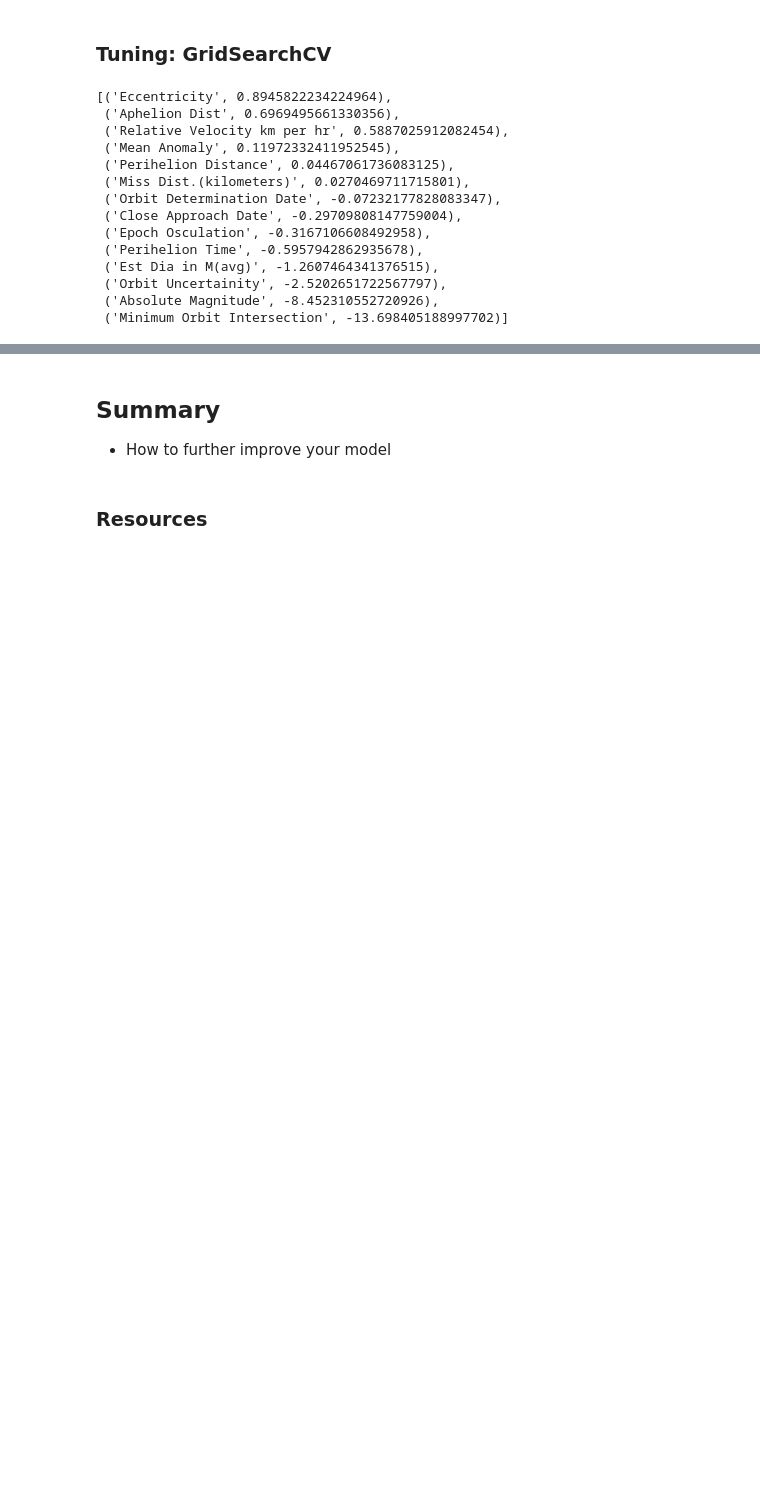
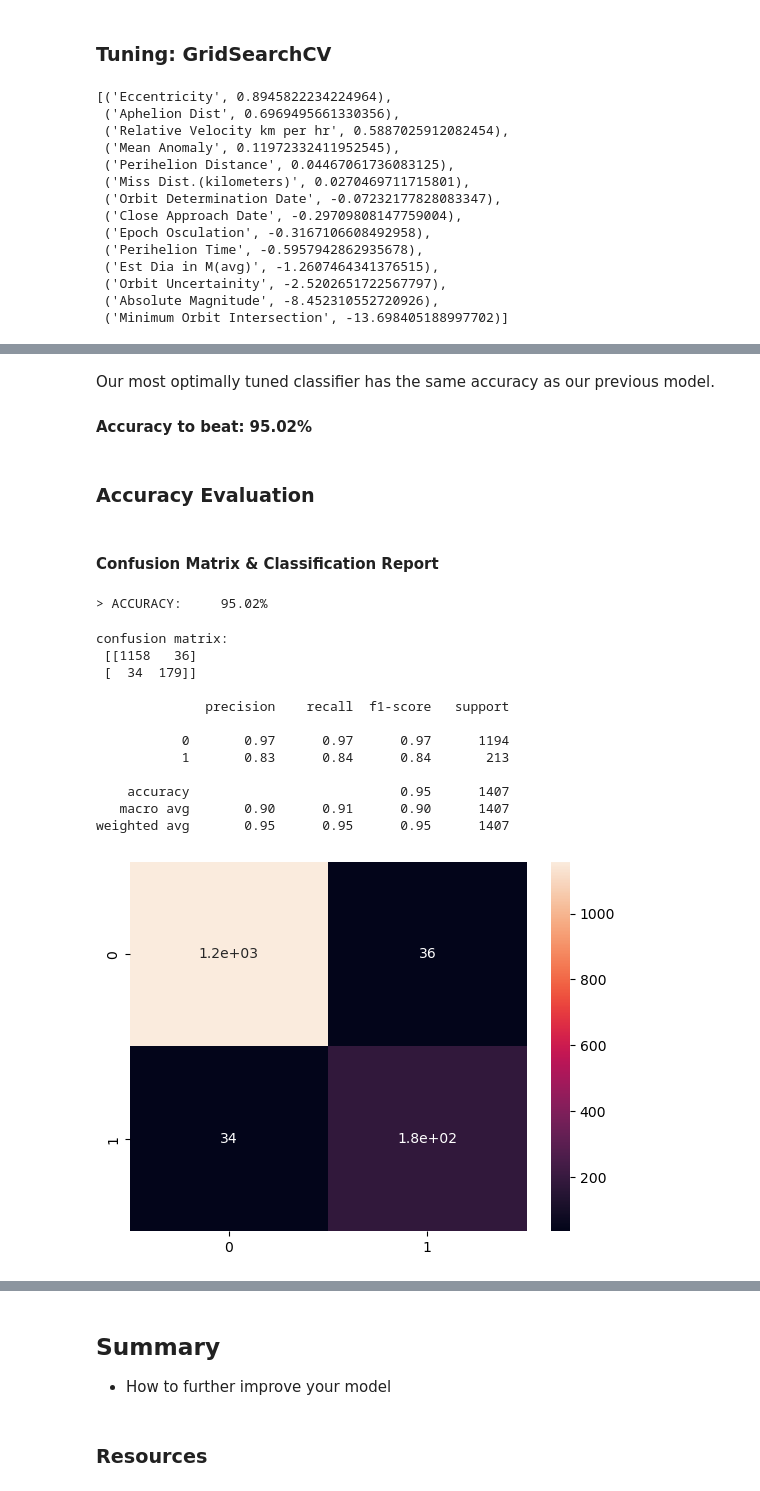
Before and after one commit to anbitasiregar/nasa-asteroid-analysis, a Jupyter notebook: machine_learning.ipynb, the cells around one changed output, grey strips where cells are left out. Saved outputs shown, nothing was run; the diff lists cells and outputs as text; code cells hidden in the pictures; blank space fills up the shorter version.

Commit message:
adding shotgub approaches for classification and ensemble models with fine tuning

```diff
--- a/machine_learning.ipynb
+++ b/machine_learning.ipynb
@@ -207,0 +228,32 @@ GridSearchCV(cv=10, estimator=LogisticRegression(random_state=42),
+# %% [markdown]
+Our most optimally tuned classifier has the same accuracy as our previous model.
+
+#### Accuracy to beat: 95.02%
+# %% [markdown]
+### Accuracy Evaluation
+# %% [markdown]
+#### Confusion Matrix & Classification Report
+# %%
+# creating an instance of the most iptimally tuned model
+logreg_model = LogisticRegression(C=0.001, l1_ratio=0.0, max_iter=500, penalty='none',random_state=42, solver='saga')
+
+y_pred = helper.fit_predict(logreg_model, X_train_scaled, y_train, X_test_scaled, y_test, isRegressor=False)
+# %% [output]
+> ACCURACY:     95.02%
+# %%
+# check confusion matrix
+helper.print_confusion_matrix_details(y_test, y_pred)
+# %% [output]
+confusion matrix:
+ [[1158   36]
+ [  34  179]]
+
+              precision    recall  f1-score   support
+
+           0       0.97      0.97      0.97      1194
+           1       0.83      0.84      0.84       213
+
+    accuracy                           0.95      1407
+   macro avg       0.90      0.91      0.90      1407
+weighted avg       0.95      0.95      0.95      1407
+[figure, added]
```
Also changed, not shown: parts of 36 cells of this notebook, 2 other files.
